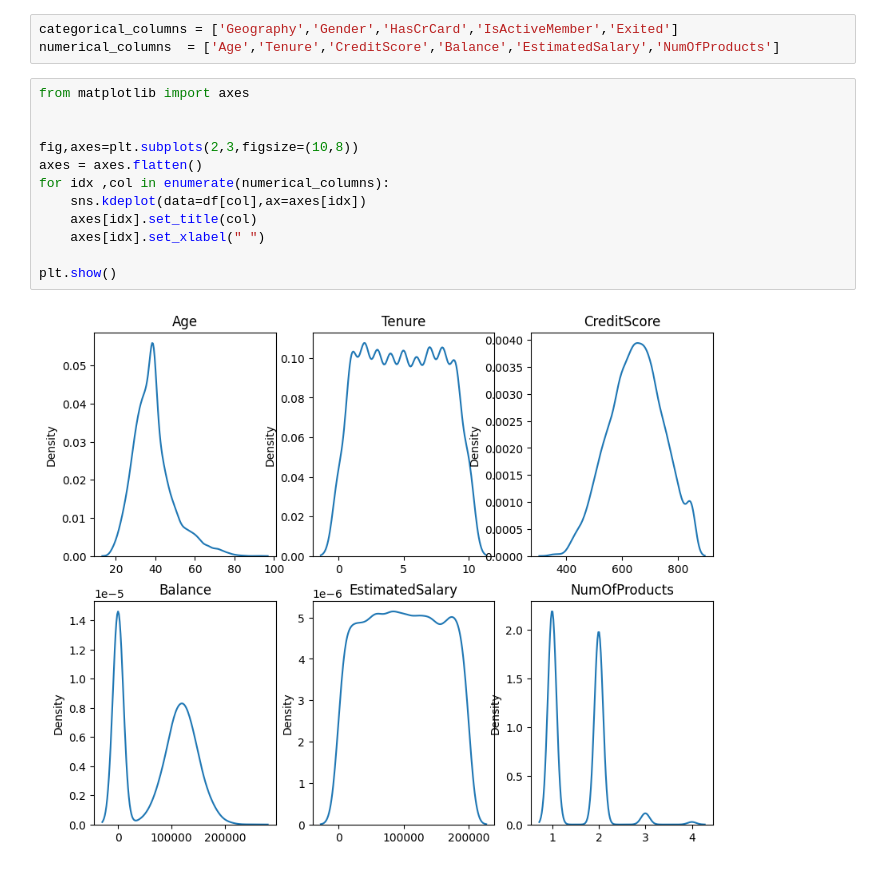
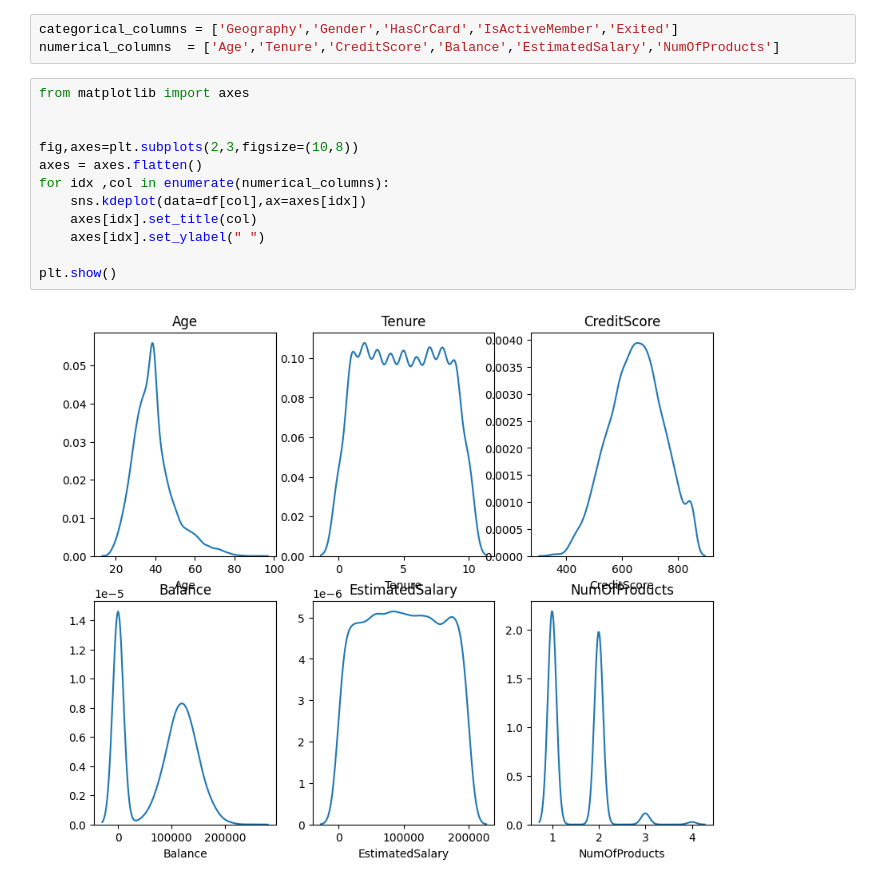
Before and after one commit to WimukthiPWijerathne/churn_analysis, a Jupyter notebook: week01/handling_outliers.ipynb, the cells around one changed output. Saved outputs shown, nothing was run; the diff lists cells and outputs as text.

```diff
--- a/week01/handling_outliers.ipynb
+++ b/week01/handling_outliers.ipynb
@@ -38,16 +38,16 @@ numerical_columns  = ['Age','Tenure','CreditScore','Balance','EstimatedSalary','
 # %%
 from matplotlib import axes
 
 
 fig,axes=plt.subplots(2,3,figsize=(10,8))
 axes = axes.flatten()
 for idx ,col in enumerate(numerical_columns):
     sns.kdeplot(data=df[col],ax=axes[idx])
     axes[idx].set_title(col)
-    axes[idx].set_xlabel(" ")
+    axes[idx].set_ylabel(" ")
 
 plt.show()
 # %% [output]
-[figure, old version]
+[figure, new version]
 # %%
 fig,axes=plt.subplots(1,5,figsize=(10,8))
```
Also changed, not shown: parts of 4 cells of this notebook.
